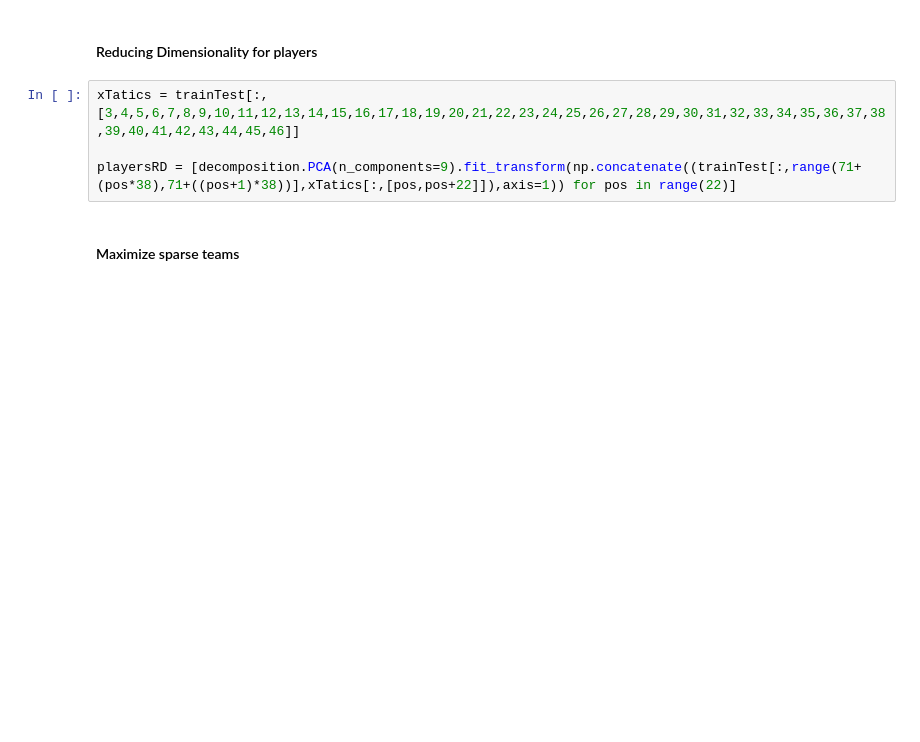
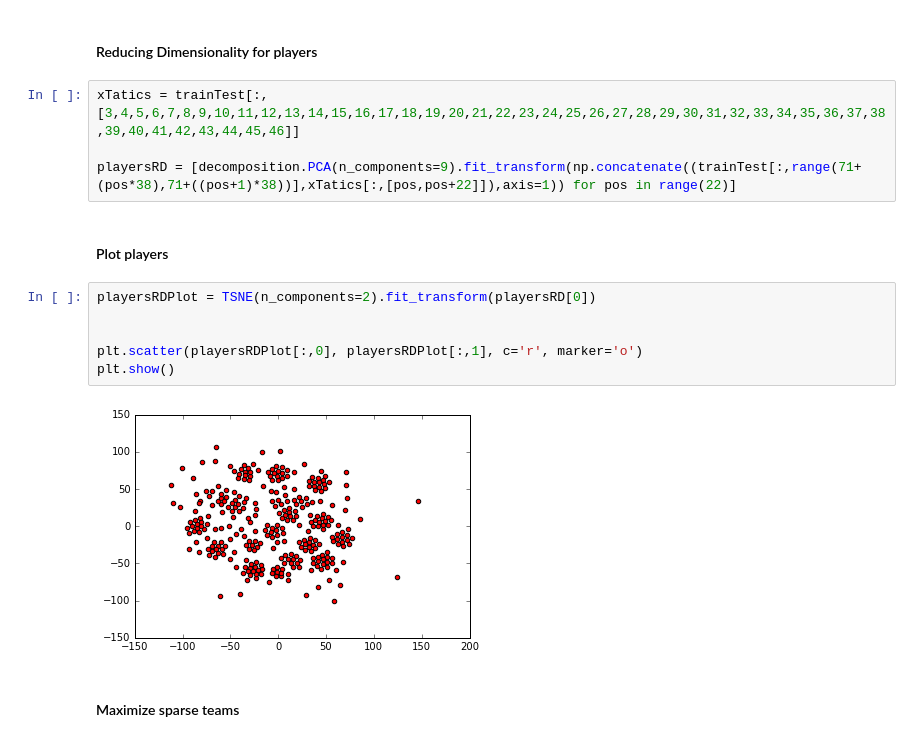
Before and after one commit to hugdiniz/SoccerMiningLeague, a Jupyter notebook: src/predict result one league one season with players.ipynb, the cells around one changed output. Saved outputs shown, nothing was run; the diff lists cells and outputs as text; blank space fills up the shorter version.

```diff
--- a/src/predict result one league one season with players.ipynb
+++ b/src/predict result one league one season with players.ipynb
@@ -94,6 +107,16 @@ awayRateTeampreprocessed = pca.fit_transform(awayRateTeam)
 xTatics = trainTest[:,[3,4,5,6,7,8,9,10,11,12,13,14,15,16,17,18,19,20,21,22,23,24,25,26,27,28,29,30,31,32,33,34,35,36,37,38,39,40,41,42,43,44,45,46]]
 
 playersRD = [decomposition.PCA(n_components=9).fit_transform(np.concatenate((trainTest[:,range(71+(pos*38),71+((pos+1)*38))],xTatics[:,[pos,pos+22]]),axis=1)) for pos in range(22)]
+# %% [markdown]
+#### Plot players
+# %%
+playersRDPlot = TSNE(n_components=2).fit_transform(playersRD[0])
+
+
+plt.scatter(playersRDPlot[:,0], playersRDPlot[:,1], c='r', marker='o')
+plt.show()
+# %% [output]
+[figure, added]
 # %% [markdown]
 #### Maximize sparse teams
 # %%
```
Also changed, not shown: parts of 8 cells of this notebook, 1 other file.
